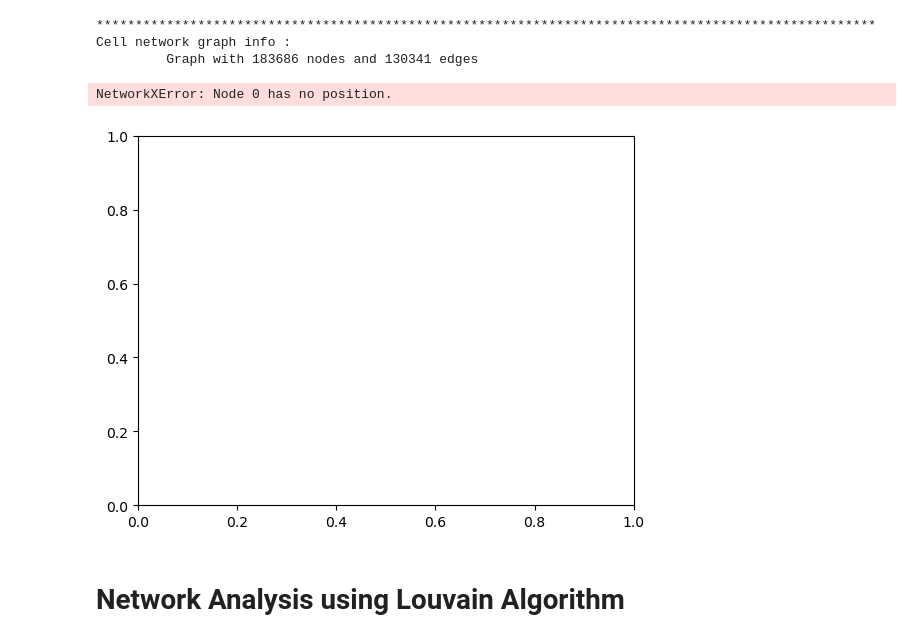
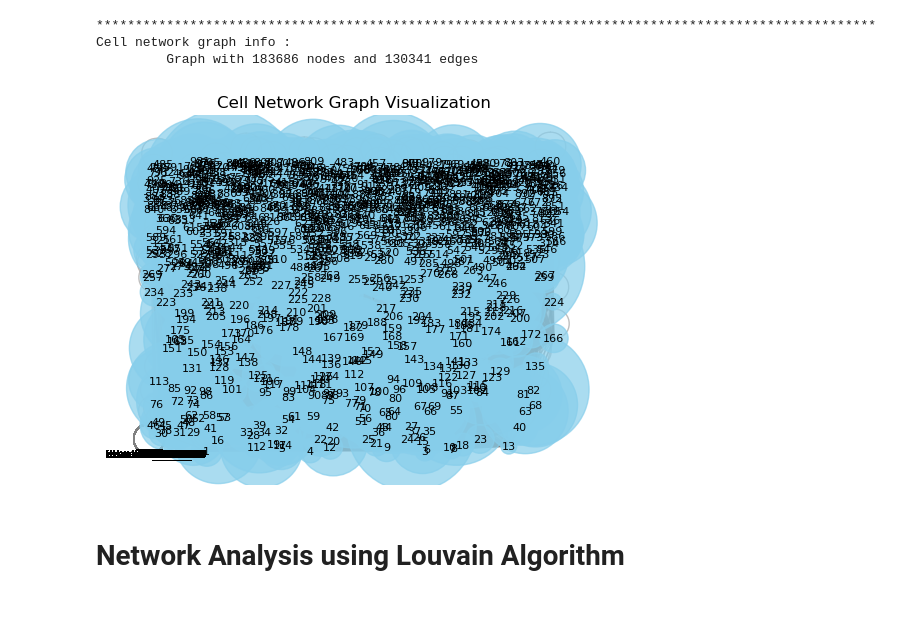
Before and after one commit to Ndaruga/Graph-Network-Analysis-for-cell-Organization, a Jupyter notebook: 6-network_analysis.ipynb, the cells around one changed output. Drawn from its saved outputs; the diff is of its cells as text; code cells hidden in the pictures; blank space fills up the shorter version.

```diff
--- a/6-network_analysis.ipynb
+++ b/6-network_analysis.ipynb
@@ -269,38 +269,25 @@ print('*'*100,'\nCell network graph info : \n\t', cell_network_graph)
 Cell network graph info :
          Graph with 183686 nodes and 130341 edges
 # %%
-# Compute node positions using the Fruchterman-Reingold force-directed layout algorithm
-pos = nx.spring_layout(cell_network_graph, seed=42)
+# Visualization of the cell_network_graph
+pos = nx.get_node_attributes(cell_network_graph, 'centroid')  # Get positions of nodes
 
-# Get node sizes based on the 'area' attribute of each node
+# Assign a default position (0, 0) to nodes that do not have a position in the 'pos' dictionary
+pos = {node: pos.get(node, (0, 0)) for node in cell_network_graph.nodes()}
+
 node_sizes = [data['area'] for node, data in cell_network_graph.nodes(data=True)]
+nx.draw_networkx_nodes(cell_network_graph, pos, node_size=node_sizes, node_color='skyblue', alpha=0.7)
 
-# Draw the graph
-plt.figure(figsize=(10, 8))
-nx.draw(cell_network_graph, pos, node_size=node_sizes, node_color='skyblue', alpha=0.7, edge_color='gray', width=0.5, font_size=8, font_color='black', with_labels=True)
+nx.draw_networkx_edges(cell_network_graph, pos, edge_color='gray', alpha=0.5)
+labels = {node: str(node) for node in cell_network_graph.nodes()}
+nx.draw_networkx_labels(cell_network_graph, pos, labels, font_size=8, font_color='black')
 
 # Set plot properties
 plt.title("Cell Network Graph Visualization")
 plt.axis('off')
 plt.show()
+# %% [output]
+[figure, added]
-# %%
-# Visualization of the cell_network_graph
-pos = nx.get_node_attributes(cell_network_graph, 'centroid')  # Get positions of nodes
-
-node_sizes = [data['area'] for node, data in cell_network_graph.nodes(data=True)]
-nx.draw_networkx_nodes(cell_network_graph, pos, node_size=node_sizes, node_color='skyblue', alpha=0.7)
-
-nx.draw_networkx_edges(cell_network_graph, pos, edge_color='gray', alpha=0.5)
-labels = {node: str(node) for node in cell_network_graph.nodes()}
-nx.draw_networkx_labels(cell_network_graph, pos, labels, font_size=8, font_color='black')
-
-# Set plot properties
-plt.title("Cell Network Graph Visualization")
-plt.axis('off')
-plt.show()
-# %% [output]
-NetworkXError: Node 0 has no position.
-[figure, removed]
 # %% [markdown]
 # Network Analysis using Louvain Algorithm
 # %%
```
Also changed, not shown: parts of 10 cells of this notebook.
